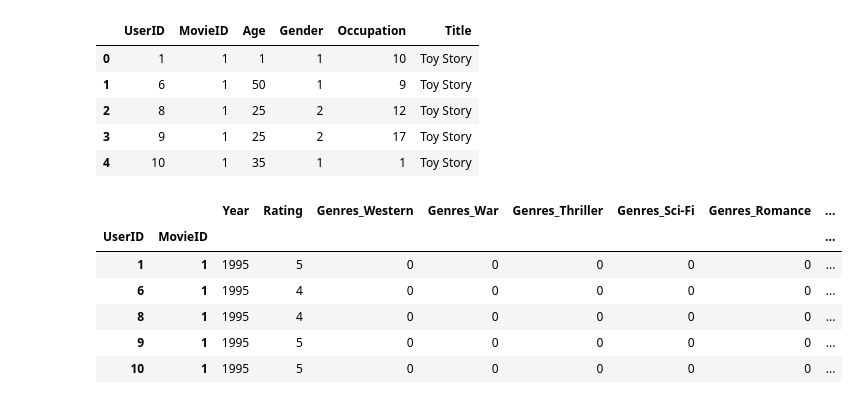
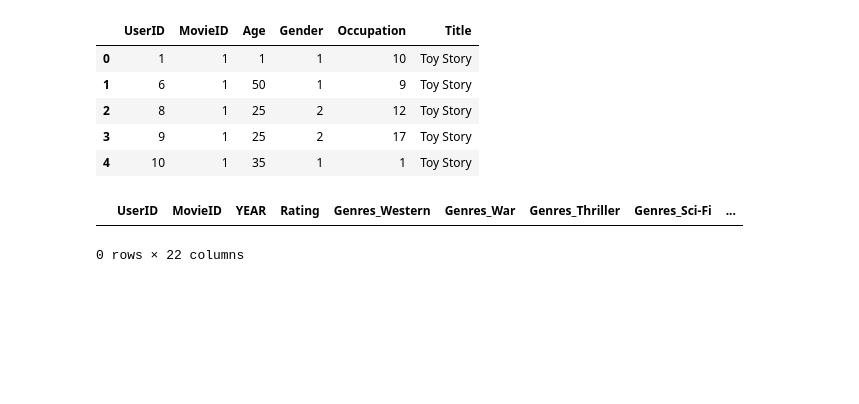
Before and after one commit to fincherc/machine-learning-project-4, a Jupyter notebook: Training/started_code_copy_cf.ipynb, the cells around one changed output. Drawn from its saved outputs; the diff is of its cells as text; code cells hidden in the pictures; blank space fills up the shorter version.

Commit message:
Update number of clusters with missing Movie Year data

```diff
--- a/Training/started_code_copy_cf.ipynb
+++ b/Training/started_code_copy_cf.ipynb
@@ -135,15 +134,10 @@ df_removed_info.head()
 | 3 | 9 | 1 | 25 | 2 | 17 | Toy Story |
 | 4 | 10 | 1 | 35 | 1 | 1 | Toy Story |
 # %%
-df_combined[df_combined['Year'].isnull()]
+df_combined[df_combined['YEAR'].isnull()]
 # %% [output]
-|  |  | Year | Rating | Genres_Western | Genres_War | Genres_Thriller | Genres_Sci-Fi | Genres_Romance | ... |
-| UserID | MovieID |  |  |  |  |  |  |  | ... |
-| 1 | 1 | 1995 | 5 | 0 | 0 | 0 | 0 | 0 | ... |
-| 6 | 1 | 1995 | 4 | 0 | 0 | 0 | 0 | 0 | ... |
-| 8 | 1 | 1995 | 4 | 0 | 0 | 0 | 0 | 0 | ... |
-| 9 | 1 | 1995 | 5 | 0 | 0 | 0 | 0 | 0 | ... |
-| 10 | 1 | 1995 | 5 | 0 | 0 | 0 | 0 | 0 | ... |
+|  | UserID | MovieID | YEAR | Rating | Genres_Western | Genres_War | Genres_Thriller | Genres_Sci-Fi | ... |
+0 rows × 22 columns
 # %%
 df_combined.set_index(["UserID", "MovieID"], inplace=True)
 # %%
```
Also changed, not shown: parts of 16 cells of this notebook, 3 other files.
